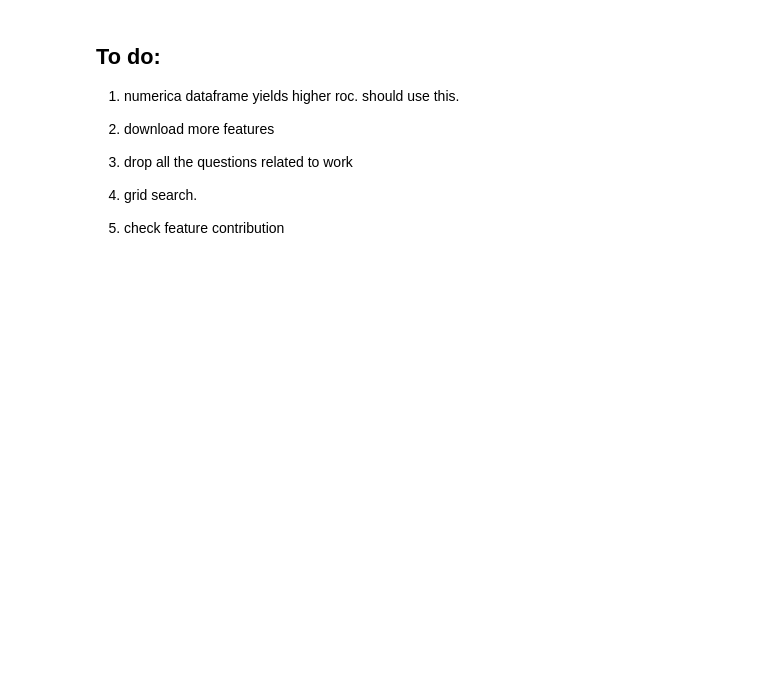
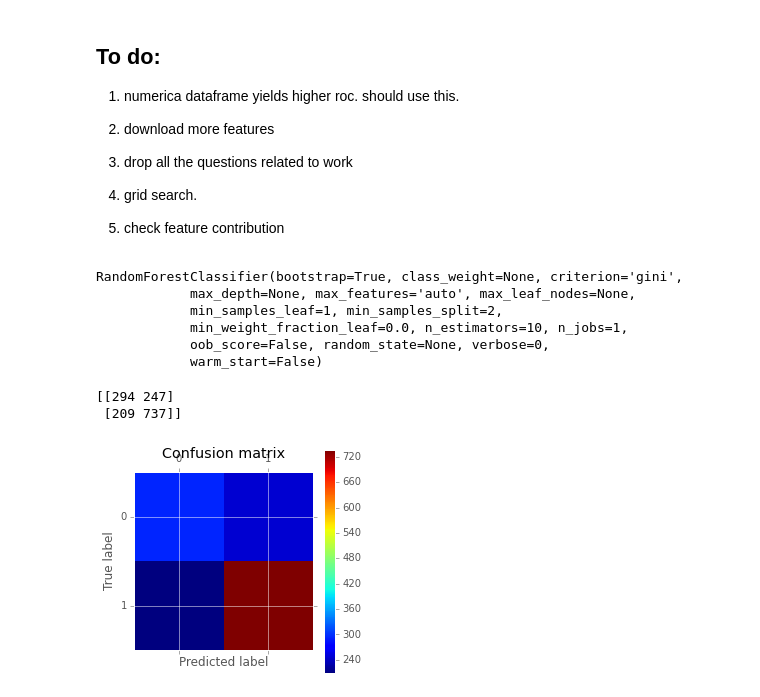
Before and after one commit to banjopickin/women_workforce, a Jupyter notebook: model_survey.ipynb, the cells around one changed output. Drawn from its saved outputs; the diff is of its cells as text; code cells hidden in the pictures; blank space fills up the shorter version.

```diff
--- a/model_survey.ipynb
+++ b/model_survey.ipynb
@@ -169,0 +167,25 @@ df.boxplot('agekdbrn', by ="employed")
+# %%
+df = survey.fin_data.copy()
+
+df.drop(['richwork','satjob'],axis =1, inplace = True)
+# %%
+y = df.pop('employed').values
+X = df.values
+# %%
+X_train, X_test, y_train, y_test = train_test_split(X, y, test_size=0.33, random_state=42)
+# %%
+rf = RandomForestClassifier()
+rf.fit(X_train, y_train)
+# %% [output]
+RandomForestClassifier(bootstrap=True, class_weight=None, criterion='gini',
+            max_depth=None, max_features='auto', max_leaf_nodes=None,
+            min_samples_leaf=1, min_samples_split=2,
+            min_weight_fraction_leaf=0.0, n_estimators=10, n_jobs=1,
+            oob_score=False, random_state=None, verbose=0,
+            warm_start=False)
+# %%
+plot_confusion_matrix(rf,X_test,y_test)
+# %% [output]
+[[294 247]
+ [209 737]]
+[figure, added]
```
Also changed, not shown: parts of 23 cells of this notebook, 10 other files.
